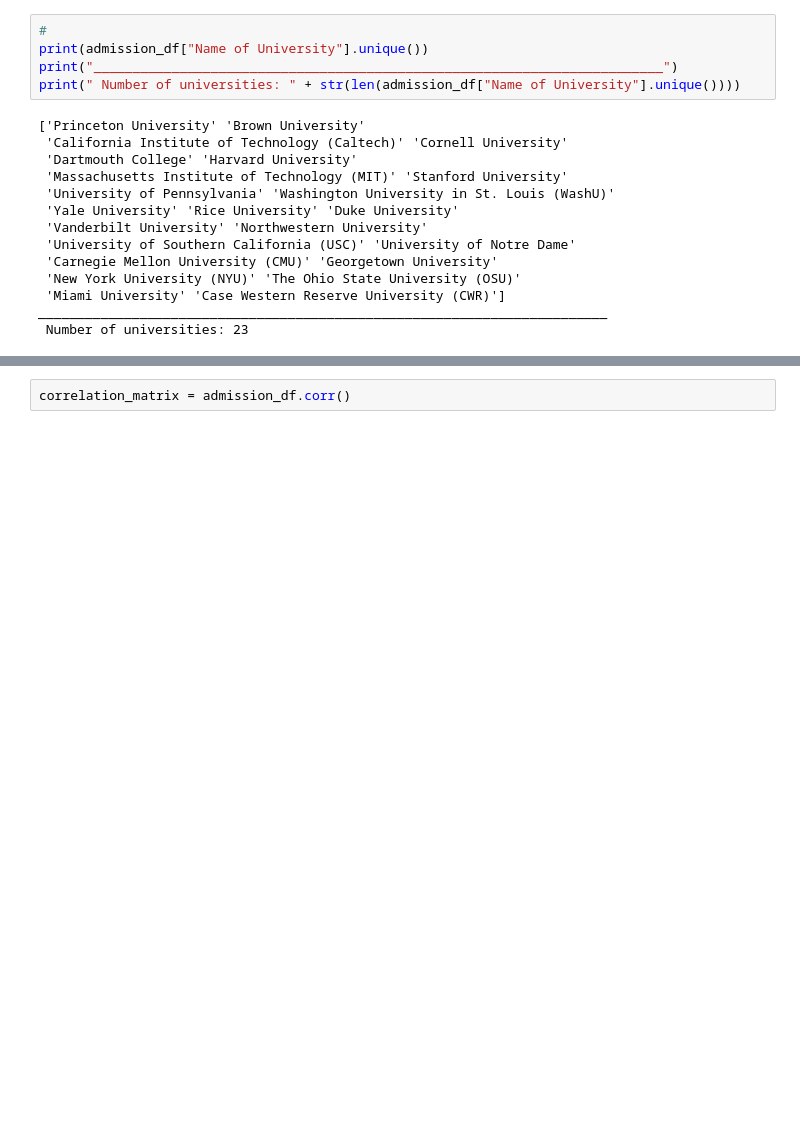
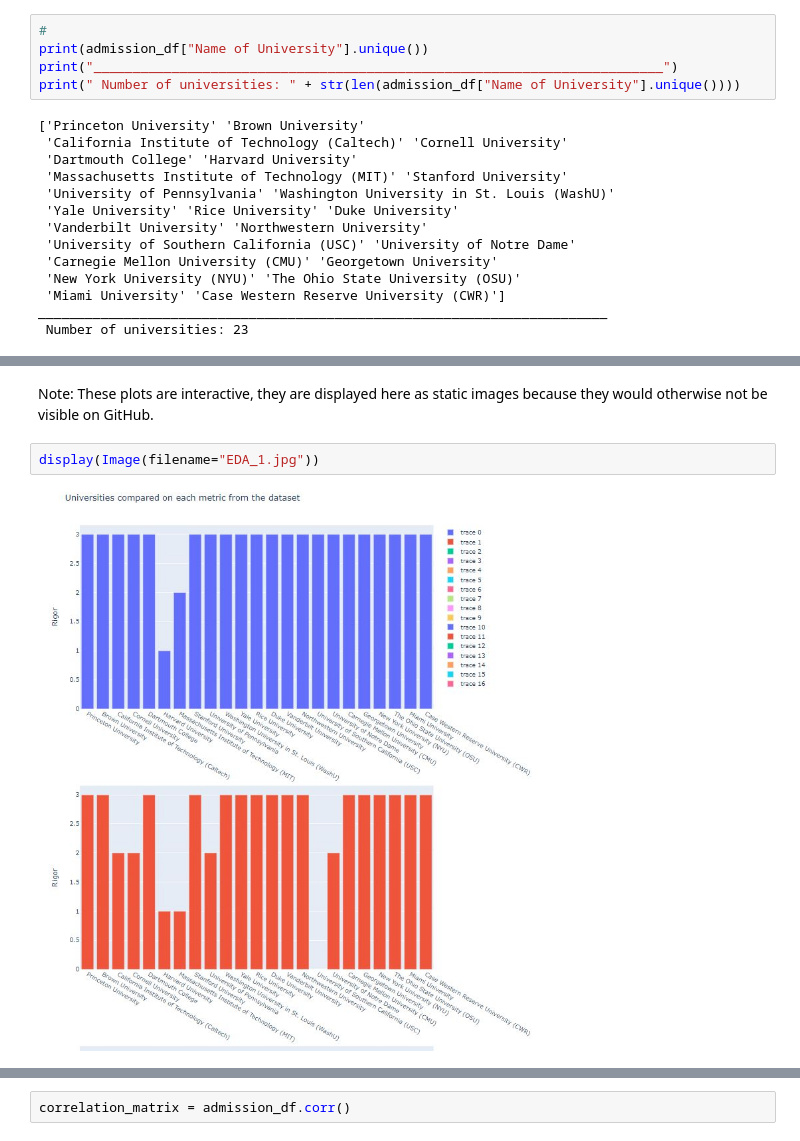
Before and after one commit to MilicaPutica/Exploratory-Data-Analysis-and-Visualization-for-metrics-with-Pandas-and-Plotly, a Jupyter notebook: Exploratory Data Analysis and Visualization for metrics with Pandas and Plotly.ipynb, the cells around one changed output, grey strips where cells are left out. Cells and saved outputs as stored; diff of their text form; blank space fills up the shorter version.

```diff
--- a/Exploratory Data Analysis and Visualization for metrics with Pandas and Plotly.ipynb
+++ b/Exploratory Data Analysis and Visualization for metrics with Pandas and Plotly.ipynb
@@ -84,0 +82,6 @@ fig.show()
+# %% [markdown]
+Note: These plots are interactive, they are displayed here as static images because they would otherwise not be visible on GitHub.
+# %%
+display(Image(filename="EDA_1.jpg"))
+# %% [output]
+[figure, added]
```
Also changed, not shown: parts of 14 cells of this notebook.
